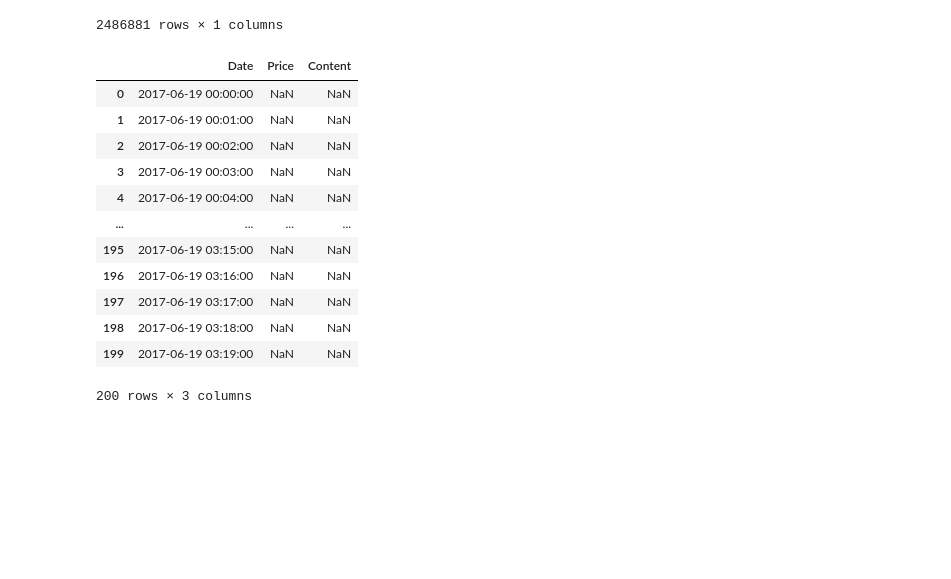
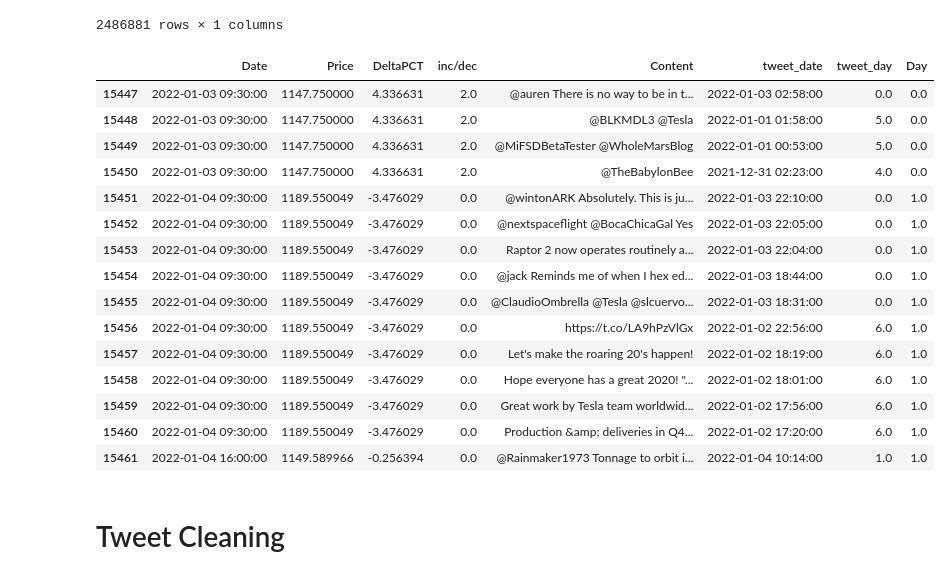
Before and after one commit to warriorprince86/MachineLearning, a Jupyter notebook: project/src/datamerge.ipynb, the cells around one changed output. Cells and saved outputs as stored; diff of their text form; code cells hidden in the pictures; blank space fills up the shorter version.

```diff
--- a/project/src/datamerge.ipynb
+++ b/project/src/datamerge.ipynb
@@ -10,5 +10,6 @@ df_tweets = pd.read_csv('data/combined_data.csv').iloc[:,1:]
 df_tweets['Date'] = df_tweets.Time.apply(pd.to_datetime)
 df_tweets = df_tweets.dropna(how='any')
 df_tweets.drop(columns='Time', inplace =True)
-df_tweets.head()
+df_tweets.rename(columns={'Date':'tweet_date'}, inplace = True)
+df_tweets.info()
 # %% [output]
@@ -32,4 +94,6 @@ df_stocks.head()
 # %%
+# Stocks Data
+df_stocks = pd.read_csv('data/tsla_2.csv')
 def convert_date(x,h, m):
     x = str.split(x,sep='-')
     x = [int(item) for item in x]
@@ -48,4 +112,18 @@ df_close.rename(columns={'Adj Close':'Price','date':'Date'}, inplace = True)
 
 frames = [df_open, df_close]
 df_stocks = pd.concat(frames)
-df_stocks = df_stocks.sort_values(by='Date')
+df_stocks = df_stocks.sort_values(by='Date').reset_index(drop=True)
+df_stocks['DeltaPCT'] = df_stocks.Price.diff().shift(-1)/df_stocks.Price.shift(-1)*100
+
+def stockDirection(x, pct):
+     # increase is 2, decrease is 0, remaining constant (+-0.05%) is 1
+    if x<=-pct/100:
+        return 0
+    elif x>=pct/100:
+        return 2
+    else:
+        return 1
+
+
+df_stocks['inc/dec'] = df_stocks.DeltaPCT.apply(lambda x: stockDirection(x,1))
+df_stocks
@@ -71,19 +163,25 @@ df_date
 # %%
 df = pd.merge(df_date,df_stocks,how='left', on='Date')
 df = pd.merge(df, df_tweets, how='left', on='Date')
-# %%
-df.head(200)
-# %% [output]
-|  | Date | Price | Content |
-| 0 | 2017-06-19 00:00:00 | NaN | NaN |
-| 1 | 2017-06-19 00:01:00 | NaN | NaN |
-| 2 | 2017-06-19 00:02:00 | NaN | NaN |
-| 3 | 2017-06-19 00:03:00 | NaN | NaN |
-| 4 | 2017-06-19 00:04:00 | NaN | NaN |
-| ... | ... | ... | ... |
-| 195 | 2017-06-19 03:15:00 | NaN | NaN |
-| 196 | 2017-06-19 03:16:00 | NaN | NaN |
-| 197 | 2017-06-19 03:17:00 | NaN | NaN |
-| 198 | 2017-06-19 03:18:00 | NaN | NaN |
-| 199 | 2017-06-19 03:19:00 | NaN | NaN |
-200 rows × 3 columns
+# %%
+df = df.dropna().reset_index(drop=True)
+df[(df.Date > '2022-01-01') & (df.Date < '2022-01-05')]
+# %% [output]
+|  | Date | Price | DeltaPCT | inc/dec | Content | tweet_date | tweet_day | Day |
+| 15447 | 2022-01-03 09:30:00 | 1147.750000 | 4.336631 | 2.0 | @auren There is no way to be in t... | 2022-01-03 02:58:00 | 0.0 | 0.0 |
+| 15448 | 2022-01-03 09:30:00 | 1147.750000 | 4.336631 | 2.0 | @BLKMDL3 @Tesla | 2022-01-01 01:58:00 | 5.0 | 0.0 |
+| 15449 | 2022-01-03 09:30:00 | 1147.750000 | 4.336631 | 2.0 | @MiFSDBetaTester @WholeMarsBlog | 2022-01-01 00:53:00 | 5.0 | 0.0 |
+| 15450 | 2022-01-03 09:30:00 | 1147.750000 | 4.336631 | 2.0 | @TheBabylonBee | 2021-12-31 02:23:00 | 4.0 | 0.0 |
+| 15451 | 2022-01-04 09:30:00 | 1189.550049 | -3.476029 | 0.0 | @wintonARK Absolutely. This is ju... | 2022-01-03 22:10:00 | 0.0 | 1.0 |
+| 15452 | 2022-01-04 09:30:00 | 1189.550049 | -3.476029 | 0.0 | @nextspaceflight @BocaChicaGal Yes | 2022-01-03 22:05:00 | 0.0 | 1.0 |
+| 15453 | 2022-01-04 09:30:00 | 1189.550049 | -3.476029 | 0.0 | Raptor 2 now operates routinely a... | 2022-01-03 22:04:00 | 0.0 | 1.0 |
+| 15454 | 2022-01-04 09:30:00 | 1189.550049 | -3.476029 | 0.0 | @jack Reminds me of when I hex ed... | 2022-01-03 18:44:00 | 0.0 | 1.0 |
+| 15455 | 2022-01-04 09:30:00 | 1189.550049 | -3.476029 | 0.0 | @ClaudioOmbrella @Tesla @slcuervo... | 2022-01-03 18:31:00 | 0.0 | 1.0 |
+| 15456 | 2022-01-04 09:30:00 | 1189.550049 | -3.476029 | 0.0 | https://t.co/LA9hPzVlGx | 2022-01-02 22:56:00 | 6.0 | 1.0 |
+| 15457 | 2022-01-04 09:30:00 | 1189.550049 | -3.476029 | 0.0 | Let's make the roaring 20's happen! | 2022-01-02 18:19:00 | 6.0 | 1.0 |
+| 15458 | 2022-01-04 09:30:00 | 1189.550049 | -3.476029 | 0.0 | Hope everyone has a great 2020! "... | 2022-01-02 18:01:00 | 6.0 | 1.0 |
+| 15459 | 2022-01-04 09:30:00 | 1189.550049 | -3.476029 | 0.0 | Great work by Tesla team worldwid... | 2022-01-02 17:56:00 | 6.0 | 1.0 |
+| 15460 | 2022-01-04 09:30:00 | 1189.550049 | -3.476029 | 0.0 | Production &amp; deliveries in Q4... | 2022-01-02 17:20:00 | 6.0 | 1.0 |
+| 15461 | 2022-01-04 16:00:00 | 1149.589966 | -0.256394 | 0.0 | @Rainmaker1973 Tonnage to orbit i... | 2022-01-04 10:14:00 | 1.0 | 1.0 |
+# %% [markdown]
+# Tweet Cleaning
```
Also changed, not shown: parts of 14 cells of this notebook.
